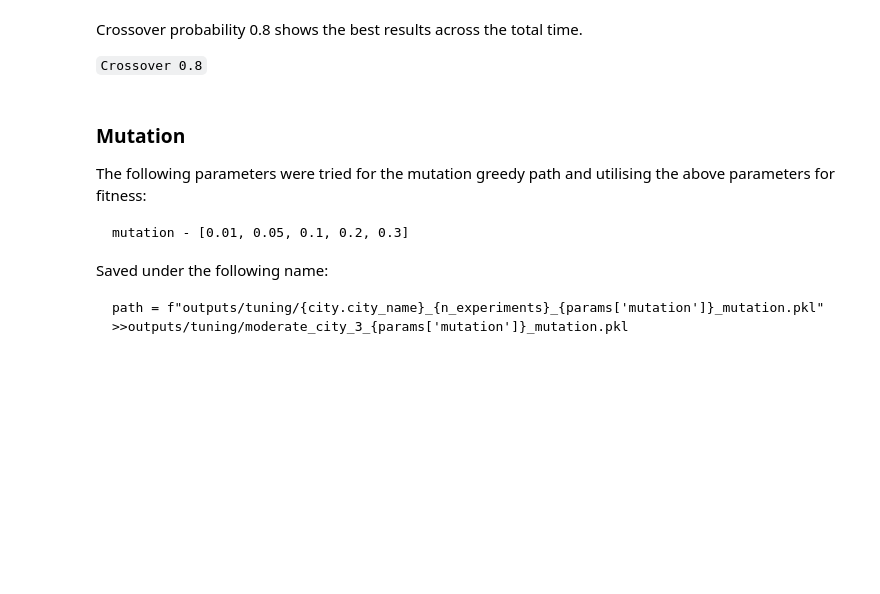
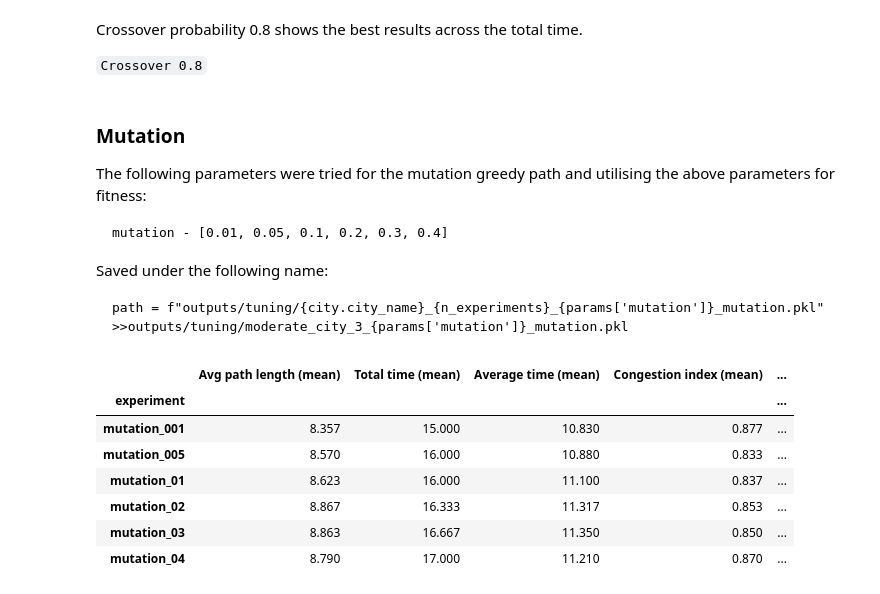
Before and after one commit to lpow311/dissertation, a Jupyter notebook: 2_genetic_algorithm_hyperparams.ipynb, the cells around one changed output. Saved outputs shown, nothing was run; the diff lists cells and outputs as text; code cells hidden in the pictures; blank space fills up the shorter version.

Commit message:
mutation done and tested max evolutions kind of.

````diff
--- a/2_genetic_algorithm_hyperparams.ipynb
+++ b/2_genetic_algorithm_hyperparams.ipynb
@@ -206,7 +206,7 @@ Crossover probability 0.8 shows the best results across the total time.
 ### Mutation
 The following parameters were tried for the mutation greedy path and utilising the above parameters for fitness:
 ```
-mutation - [0.01, 0.05, 0.1, 0.2, 0.3]
+mutation - [0.01, 0.05, 0.1, 0.2, 0.3, 0.4]
 ```
 
 Saved under the following name:
@@ -214,3 +214,26 @@ Saved under the following name:
 path = f"outputs/tuning/{city.city_name}_{n_experiments}_{params['mutation']}_mutation.pkl"
 >>outputs/tuning/moderate_city_3_{params['mutation']}_mutation.pkl
 ```
+# %%
+mutation_filepaths = {
+    "mutation_001": "outputs/tuning/moderate_city_3_001_mutation.pkl",
+    "mutation_005": "outputs/tuning/moderate_city_3_005_mutation.pkl",
+    "mutation_01": "outputs/tuning/moderate_city_3_01_mutation.pkl",
+    "mutation_02": "outputs/tuning/moderate_city_3_02_mutation.pkl",
+    "mutation_03": "outputs/tuning/moderate_city_3_03_mutation.pkl",
+    "mutation_04": "outputs/tuning/moderate_city_3_04_mutation.pkl",
+}
+
+df_mutation = compare_experiments(mutation_filepaths)
+df_mutation[['Avg path length (mean)', 'Total time (mean)', 'Average time (mean)', 'Congestion index (mean)',
+    'Avg Congestion delay (mean)', 'Exit utilisation (mean)', 'Avg Path Efficiency (mean)']
+           ].sort_values('Total time (mean)')
+# %% [output]
+|  | Avg path length (mean) | Total time (mean) | Average time (mean) | Congestion index (mean) | ... |
+| experiment |  |  |  |  | ... |
+| mutation_001 | 8.357 | 15.000 | 10.830 | 0.877 | ... |
+| mutation_005 | 8.570 | 16.000 | 10.880 | 0.833 | ... |
+| mutation_01 | 8.623 | 16.000 | 11.100 | 0.837 | ... |
+| mutation_02 | 8.867 | 16.333 | 11.317 | 0.853 | ... |
+| mutation_03 | 8.863 | 16.667 | 11.350 | 0.850 | ... |
+| mutation_04 | 8.790 | 17.000 | 11.210 | 0.870 | ... |
````
Also changed, not shown: parts of 4 cells of this notebook, 14 other files.
